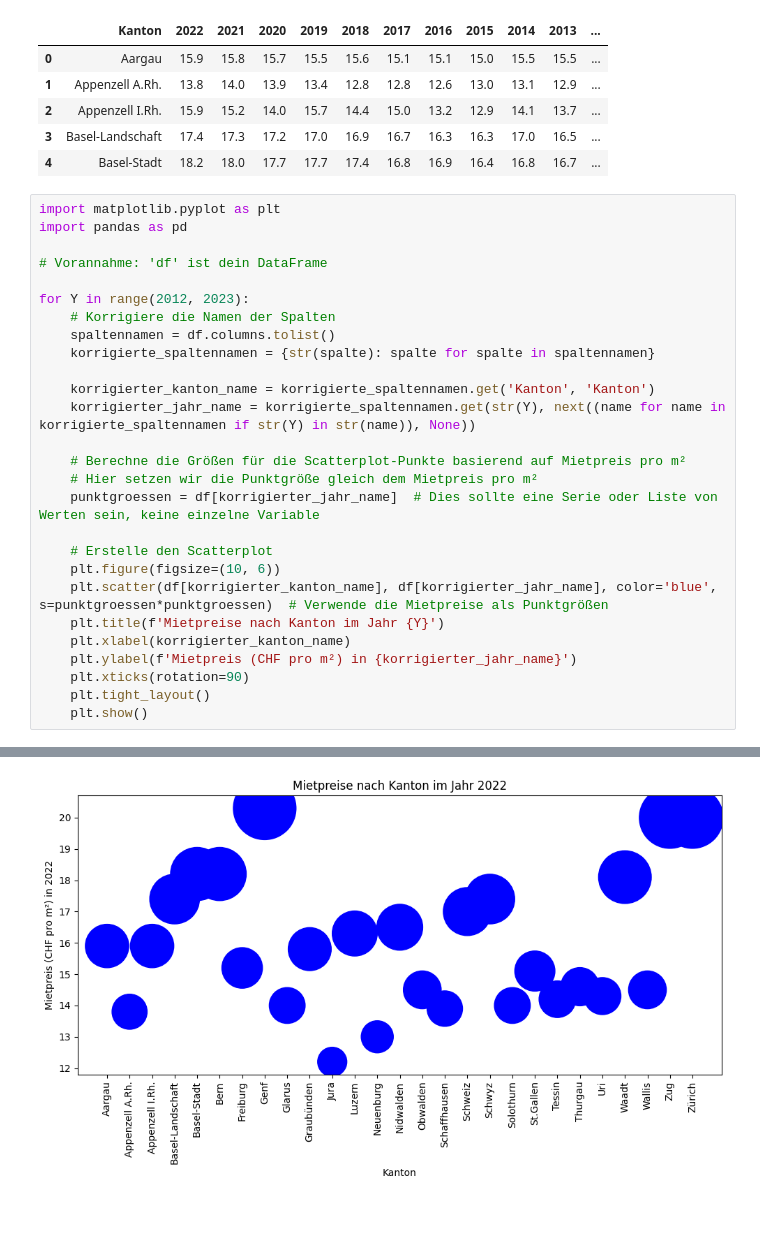
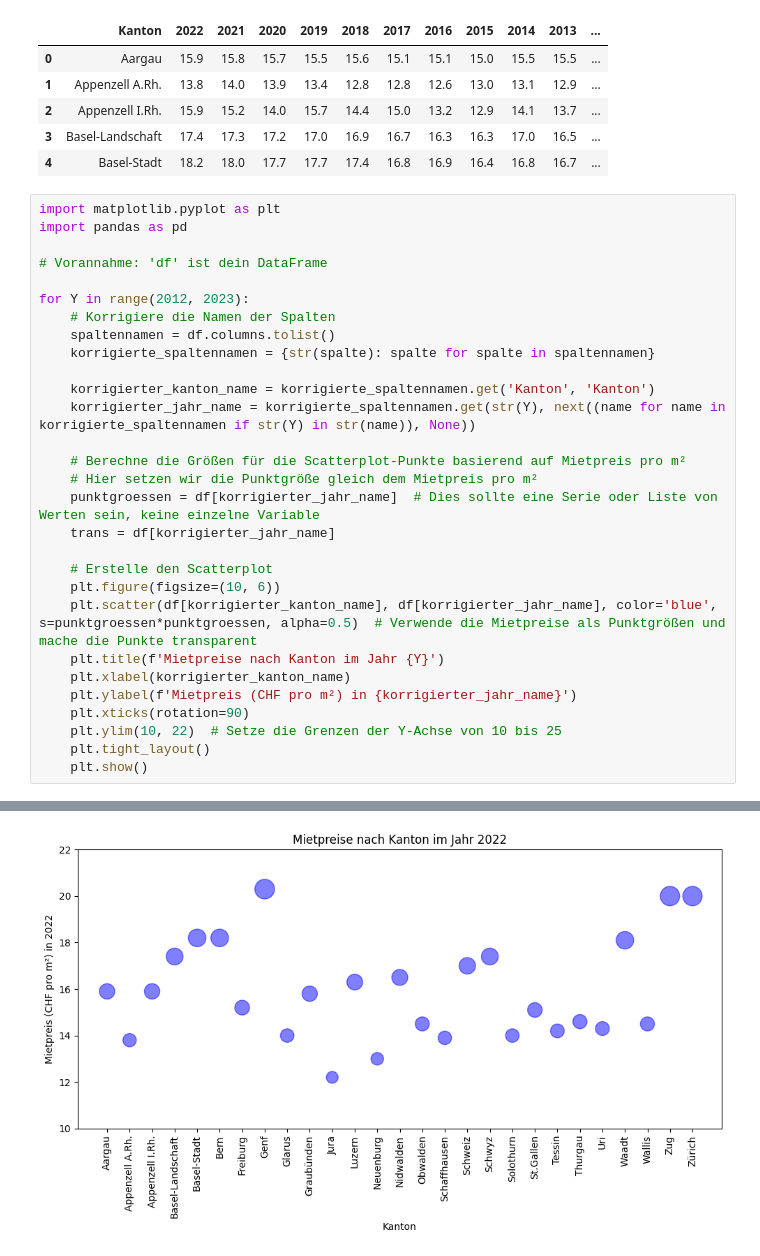
Before and after one commit to GRUPPE-BINA24/Datenspeicher, a Jupyter notebook: 2012_2022_Punktgrössen_in_relation_Raphael_TEST_Semesterarbeit_BINA.ipynb, the cells around one changed output, grey strips where cells are left out. Saved outputs shown, nothing was run; the diff lists cells and outputs as text; blank space fills up the shorter version.

Commit message:
scatter-final-2200-Dienstag

```diff
--- a/2012_2022_Punktgrössen_in_relation_Raphael_TEST_Semesterarbeit_BINA.ipynb
+++ b/2012_2022_Punktgrössen_in_relation_Raphael_TEST_Semesterarbeit_BINA.ipynb
@@ -34,14 +34,16 @@ for Y in range(2012, 2023):
     # Berechne die Größen für die Scatterplot-Punkte basierend auf Mietpreis pro m²
     # Hier setzen wir die Punktgröße gleich dem Mietpreis pro m²
     punktgroessen = df[korrigierter_jahr_name]  # Dies sollte eine Serie oder Liste von Werten sein, keine einzelne Variable
+    trans = df[korrigierter_jahr_name]
 
     # Erstelle den Scatterplot
     plt.figure(figsize=(10, 6))
-    plt.scatter(df[korrigierter_kanton_name], df[korrigierter_jahr_name], color='blue', s=punktgroessen*punktgroessen)  # Verwende die Mietpreise als Punktgrößen
+    plt.scatter(df[korrigierter_kanton_name], df[korrigierter_jahr_name], color='blue', s=punktgroessen*punktgroessen, alpha=0.5)  # Verwende die Mietpreise als Punktgrößen und mache die Punkte transparent
     plt.title(f'Mietpreise nach Kanton im Jahr {Y}')
     plt.xlabel(korrigierter_kanton_name)
     plt.ylabel(f'Mietpreis (CHF pro m²) in {korrigierter_jahr_name}')
     plt.xticks(rotation=90)
+    plt.ylim(10, 22)  # Setze die Grenzen der Y-Achse von 10 bis 25
     plt.tight_layout()
     plt.show()
 # %% [output]
@@ -58 +60 @@ for Y in range(2012, 2023):
-[figure, old version]
+[figure, new version]
```
Also changed, not shown: parts of 1 cell of this notebook.
